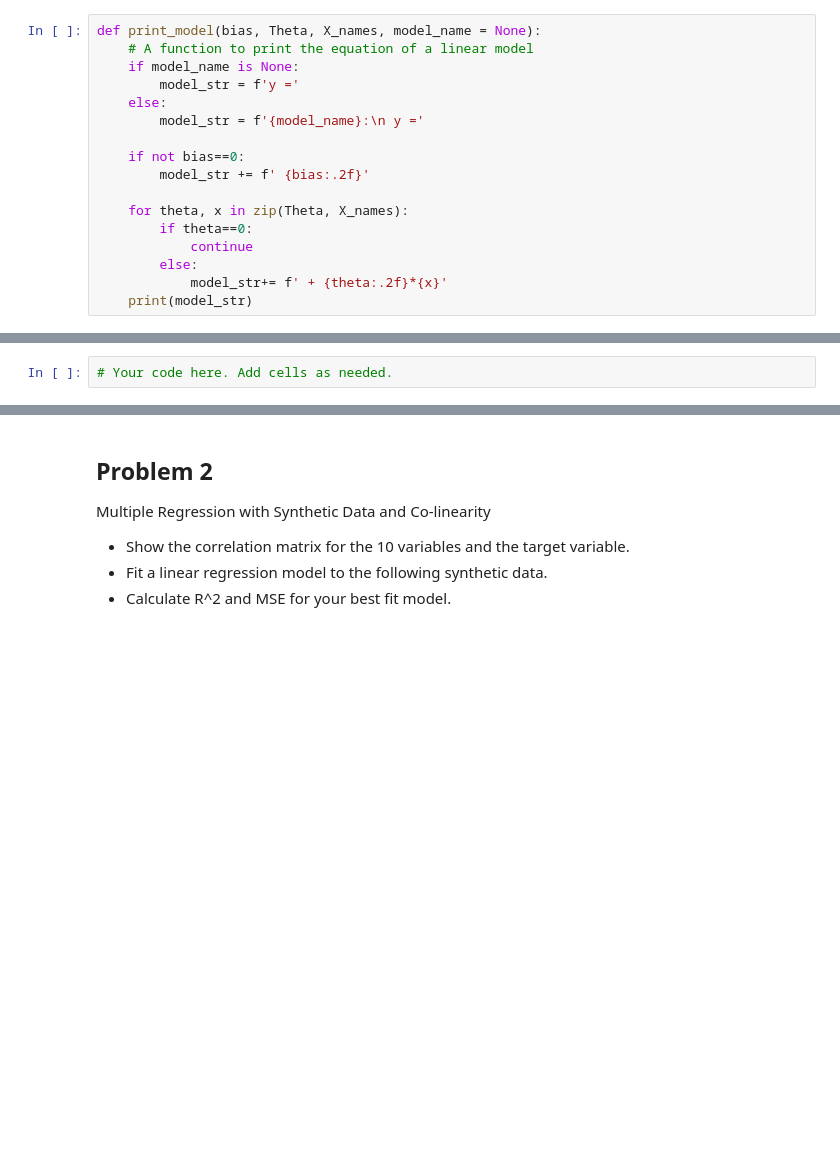
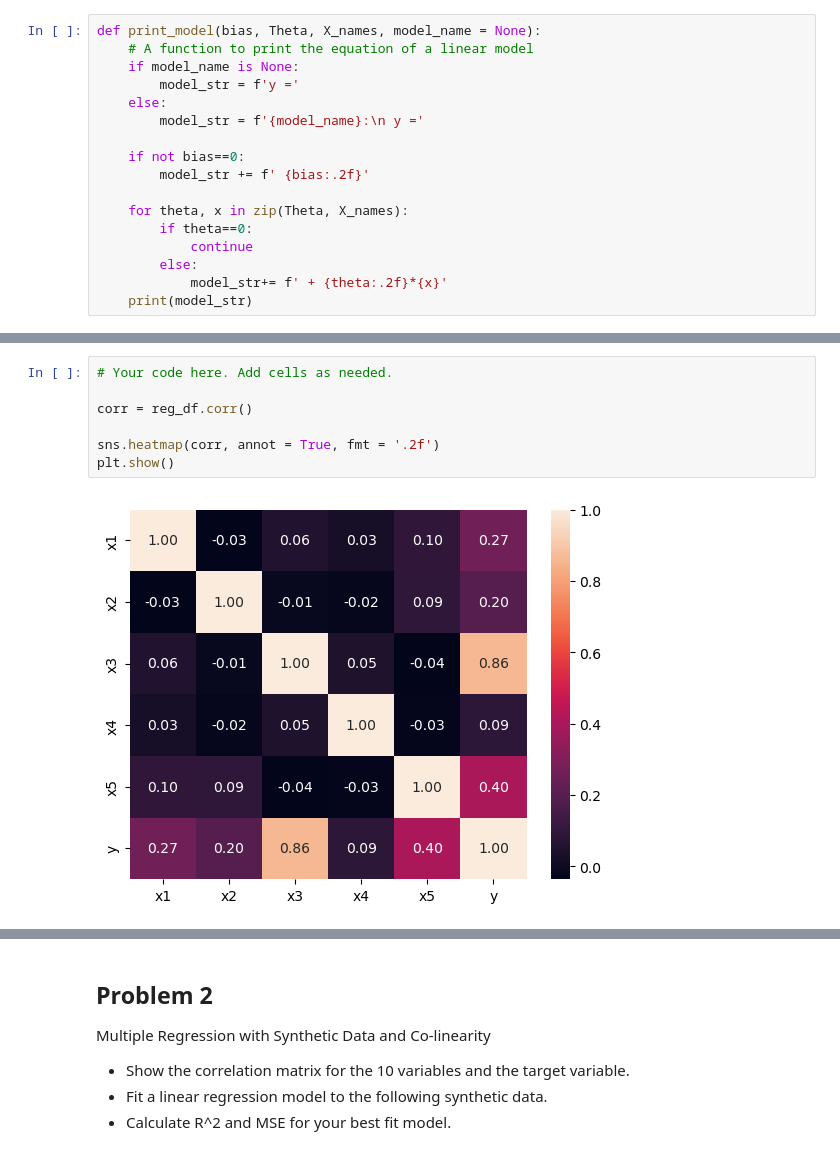
Before and after one commit to GettysburgDataScience/ps1-linear-regression-Jacksonmb, a Jupyter notebook: PS1.ipynb, the cells around one changed output, grey strips where cells are left out. Drawn from its saved outputs; the diff is of its cells as text; blank space fills up the shorter version.

```diff
--- a/PS1.ipynb
+++ b/PS1.ipynb
@@ -82,3 +82,10 @@ reg_df
 300 rows × 6 columns
 # %%
 # Your code here. Add cells as needed.
+
+corr = reg_df.corr()
+
+sns.heatmap(corr, annot = True, fmt = '.2f')
+plt.show()
+# %% [output]
+[figure, added]
```
Also changed, not shown: parts of 22 cells of this notebook.
